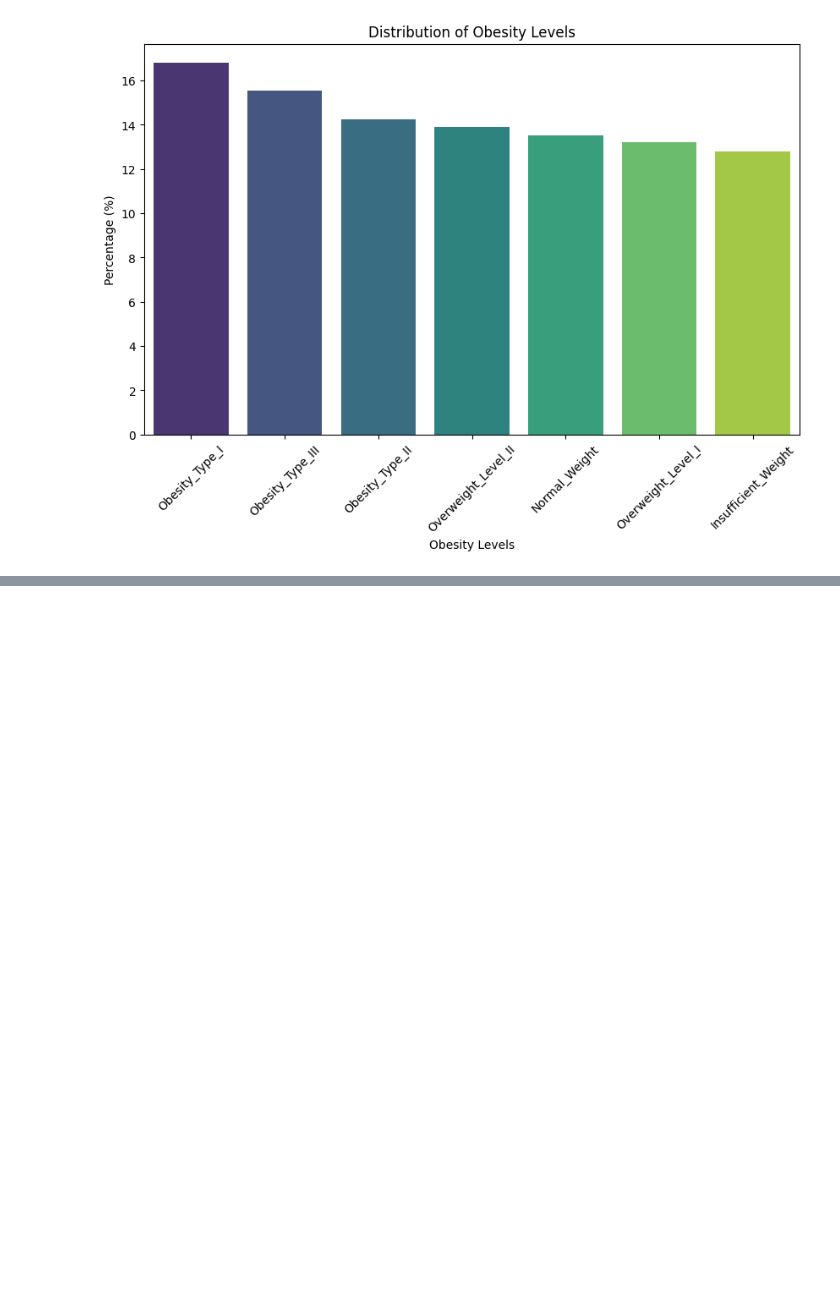
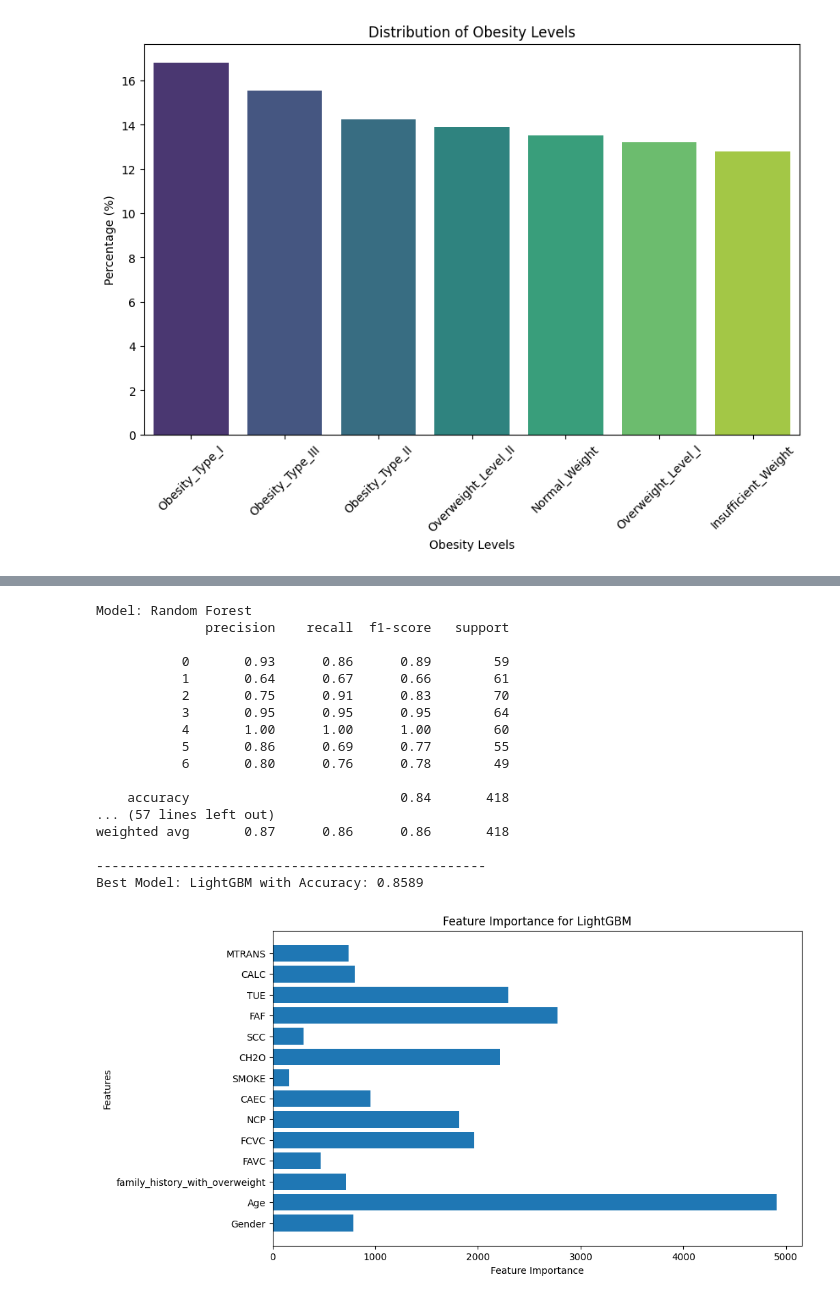
Before and after one commit to hajar921/GR12Codingweek, a Jupyter notebook: Code_notebook.ipynb, the cells around one changed output, grey strips where cells are left out. Cells and saved outputs as stored; diff of their text form; code cells hidden in the pictures; blank space fills up the shorter version.

Commit message:
dataset update

```diff
--- a/Code_notebook.ipynb
+++ b/Code_notebook.ipynb
@@ -9,7 +9,6 @@ from sklearn.preprocessing import LabelEncoder
 import shap
 
 
-
-df=pd.read_csv("Dataset\ObesityDataSet_raw_and_data_sinthetic.csv")
+df=pd.read_csv("ObesityDataSet_raw_and_data_sinthetic.csv")
 df.head()
 # %% [output]
@@ -286,7 +360,6 @@ from sklearn.preprocessing import LabelEncoder, StandardScaler
 
 import pandas as pd
 
-df=pd.read_csv(r"C:\Users\kh\Downloads\obesity.csv")
 df.head()
 
 X = df.drop(columns=['NObeyesdad']).copy()
@@ -307,6 +391,5 @@ X_train.shape, X_test.shape, y_train.shape, y_test.shape
 # %%
-%pip install xgboost
-%pip install lightgbm
+
 import pandas as pd
 import numpy as np
 
@@ -320,7 +403,6 @@ from sklearn.ensemble import RandomForestClassifier
 from xgboost import XGBClassifier
 from lightgbm import LGBMClassifier
 from sklearn.metrics import accuracy_score, classification_report
-df = pd.read_csv(r"C:\Users\kh\Downloads\obesity.csv")
 df.head()
 
 categorical_features = ['Gender', 'family_history_with_overweight', 'FAVC', 'CAEC', 'SMOKE', 'SCC', 'CALC', 'MTRANS']
@@ -344,33 +426,52 @@ X_test[numerical_features] = scaler.transform(X_test[numerical_features])
 models = {
     "Random Forest": RandomForestClassifier(),
     "XGBoost": XGBClassifier(),
     "LightGBM": LGBMClassifier()}
 
 model_performance = {}
 for name, model in models.items():
     model.fit(X_train, y_train)
     y_pred = model.predict(X_test)
     accuracy = accuracy_score(y_test, y_pred)
     model_performance[name] = accuracy
     print(f"Model: {name}")
     print(classification_report(y_test, y_pred))
     print("-" * 50)
 best_model_name = max(model_performance, key=model_performance.get)
 best_model = models[best_model_name]
 
 print(f"Best Model: {best_model_name} with Accuracy: {model_performance[best_model_name]:.4f}")
 if best_model_name == "Random Forest":
     feature_importance = best_model.feature_importances_
 elif best_model_name == "XGBoost":
     feature_importance = best_model.feature_importances_
 elif best_model_name == "LightGBM":
     feature_importance = best_model.feature_importances_
 plt.figure(figsize=(10, 6))
 plt.barh(X.columns, feature_importance)
 plt.xlabel('Feature Importance')
 plt.ylabel('Features')
 plt.title(f'Feature Importance for {best_model_name}')
 plt.show()
+# %% [output]
+Model: Random Forest
+              precision    recall  f1-score   support
+
+           0       0.93      0.86      0.89        59
+           1       0.64      0.67      0.66        61
+           2       0.75      0.91      0.83        70
+           3       0.95      0.95      0.95        64
+           4       1.00      1.00      1.00        60
+           5       0.86      0.69      0.77        55
+           6       0.80      0.76      0.78        49
+
+    accuracy                           0.84       418
+... (57 lines left out)
+weighted avg       0.87      0.86      0.86       418
+
+--------------------------------------------------
+Best Model: LightGBM with Accuracy: 0.8589
+[figure, added]
 # %%
 def optimize_memory(df):
     for col in df.columns:
```
Also changed, not shown: parts of 10 cells of this notebook, 1 other file.
